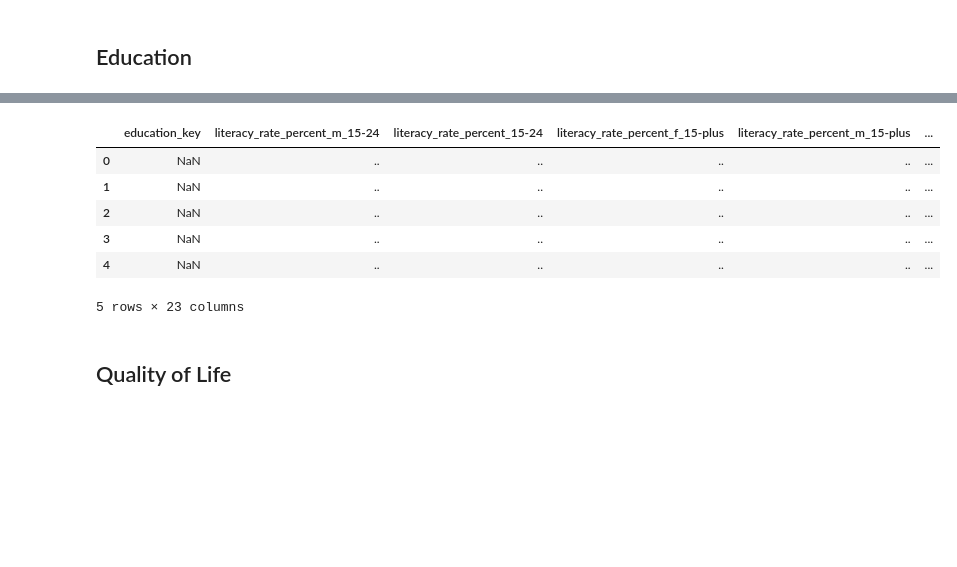
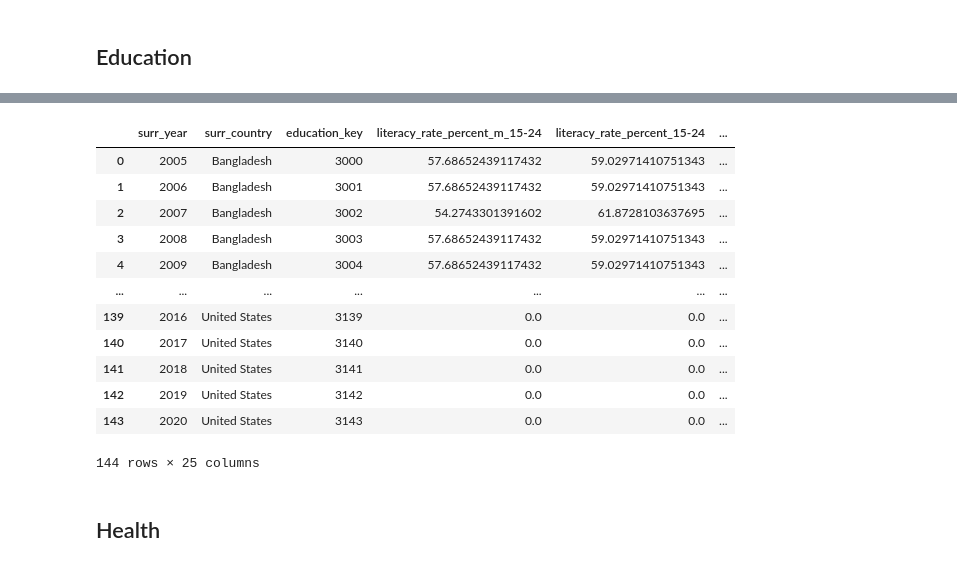
Before and after one commit to angusryoung/CSI4142-world-health-project, a Jupyter notebook: CSI4142.ipynb, the cells around one changed output, grey strips where cells are left out. Saved outputs shown, nothing was run; the diff lists cells and outputs as text; code cells hidden in the pictures; blank space fills up the shorter version.

```diff
--- a/CSI4142.ipynb
+++ b/CSI4142.ipynb
@@ -196,6 +177,5 @@ print(x)
 # %%
 
 education_df = pd.DataFrame(
-    columns = ["education_key", "literacy_rate_percent_m_15-24","literacy_rate_percent_15-24","literacy_rate_percent_f_15-plus","literacy_rate_percent_m_15-plus","literacy_percent_15-plus","primary_completion_rate_percent_f","primary_completion_rate_percent_m","primary_completion_rate_percent","primary_enroll_rate_percent_gross","pimary_enroll_rate_percent_gross_f","pimary_enroll_rate_percent_gross_m","primary_enroll_rate_percent_net","primary_enroll_rate_percent_net_f","primary_enroll_rate_percent_net_m","secondary_enroll_rate_percent_gross","secondary_enroll_rate_percent_gross_f","secondary_enroll_rate_percent_gross_m","secondary_enroll_rate_percent_net","secondary_enroll_rate_percent_net_f","secondary_enroll_rate_percent_net_m","tertiary_enroll_rate_percent_gross","spending_education_percent_gdp"]
+    columns = ["surr_year","surr_country","education_key", "literacy_rate_percent_m_15-24","literacy_rate_percent_15-24","literacy_rate_percent_f_15-plus","literacy_rate_percent_m_15-plus","literacy_percent_15-plus","primary_completion_rate_percent_f","primary_completion_rate_percent_m","primary_completion_rate_percent","primary_enroll_rate_percent_gross","pimary_enroll_rate_percent_gross_f","pimary_enroll_rate_percent_gross_m","primary_enroll_rate_percent_net","primary_enroll_rate_percent_net_f","primary_enroll_rate_percent_net_m","secondary_enroll_rate_percent_gross","secondary_enroll_rate_percent_gross_f","secondary_enroll_rate_percent_gross_m","secondary_enroll_rate_percent_net","secondary_enroll_rate_percent_net_f","secondary_enroll_rate_percent_net_m","tertiary_enroll_rate_percent_gross","spending_education_percent_gdp"]
 )
-hnp_data.head()
@@ -209,5 +182,5 @@ hnp_data.head()
 # %%
-x = get_country_rows(country_list, hnp_data)
+country_list = ["Bangladesh", "Canada", "Chad", "Guinea", "Indonesia", "Mexico", "Philippines", "Togo", "United States"]
 year_list = ["2005","2006","2007","2008","2009","2010","2011","2012","2013","2014","2015","2016","2017","2018","2019","2020"]
 
 ed_country_dim_data = {}
@@ -215,7 +188,7 @@ for country in country_list:
     ed_country_dim_data[country]={}
     for year in year_list:
         ed_country_dim_data[country][year] = {}
-counter = 1
+counter = 0
 
 year_idx = {}
 idx = 4
@@ -224,11 +197,27 @@ for year in year_list:
     idx=idx+1
 
 def populate_dim_data(dim_data,country,column,row):
+    empty_year = []
+    total = 0
     for key, value in year_idx.items():
-        dim_data[country][key][column] = row[value]
+        if row[value] == "..":
+            empty_year.append(key)
+        else:
+            dim_data[country][key][column] = row[value]
+            total = total + float(row[value])
+    for key, value in year_idx.items():
+        if key in empty_year:
+            if row[value] == "..":
+                dim_data[country][key][column] = str(total/16)
+
+for country in country_list:
+    for year in year_list:
+        ed_country_dim_data[country][year]["education_key"]= str(counter+3000)
+        ed_country_dim_data[country][year]["surr_country"]= country
+        ed_country_dim_data[country][year]["surr_year"]= year
+        counter=counter+1
 
 
-hnp_data.values.tolist()
 for row in hnp_data.values.tolist():
     if row[2] in country_list:
         if row[0] == "Literacy rate, adult female (% of females ages 15 and above)":
@@ -273,27 +262,26 @@ for row in hnp_data.values.tolist():
             populate_dim_data(ed_country_dim_data,row[2],"secondary_enroll_rate_percent_net_m",row)
         elif row[0] == "School enrollment, tertiary (% gross)":
             populate_dim_data(ed_country_dim_data,row[2],"tertiary_enroll_rate_percent_gross",row)
-        elif row[0] == "Government expenditure on education, total (% of GDP)":
+        elif row[0] == "Public spending on education, total (% of GDP)":
             populate_dim_data(ed_country_dim_data,row[2],"spending_education_percent_gdp",row)
 
-list_data = []
+
 for country in country_list:
     for year in year_list:
-        list_data.append([ed_country_dim_data[country][year]])
-#         education_df.append(pd.DataFrame(), ignore_index=True)
-
-
-for i in list_data:
-    education_df = education_df.append(pd.DataFrame(i), ignore_index=True)
+        education_df = education_df.append(pd.DataFrame([ed_country_dim_data[country][year]]), ignore_index=True)
 # %%
-education_df.head()
+education_df
 # %% [output]
-|  | education_key | literacy_rate_percent_m_15-24 | literacy_rate_percent_15-24 | literacy_rate_percent_f_15-plus | literacy_rate_percent_m_15-plus | ... |
-| 0 | NaN | .. | .. | .. | .. | ... |
-| 1 | NaN | .. | .. | .. | .. | ... |
-| 2 | NaN | .. | .. | .. | .. | ... |
-| 3 | NaN | .. | .. | .. | .. | ... |
-| 4 | NaN | .. | .. | .. | .. | ... |
+|  | surr_year | surr_country | education_key | literacy_rate_percent_m_15-24 | literacy_rate_percent_15-24 | ... |
+| 0 | 2005 | Bangladesh | 3000 | 57.68652439117432 | 59.02971410751343 | ... |
+| 1 | 2006 | Bangladesh | 3001 | 57.68652439117432 | 59.02971410751343 | ... |
+| 2 | 2007 | Bangladesh | 3002 | 54.2743301391602 | 61.8728103637695 | ... |
+| 3 | 2008 | Bangladesh | 3003 | 57.68652439117432 | 59.02971410751343 | ... |
+| 4 | 2009 | Bangladesh | 3004 | 57.68652439117432 | 59.02971410751343 | ... |
+| ... | ... | ... | ... | ... | ... | ... |
+| 139 | 2016 | United States | 3139 | 0.0 | 0.0 | ... |
+| 140 | 2017 | United States | 3140 | 0.0 | 0.0 | ... |
+| 141 | 2018 | United States | 3141 | 0.0 | 0.0 | ... |
+| 142 | 2019 | United States | 3142 | 0.0 | 0.0 | ... |
+| 143 | 2020 | United States | 3143 | 0.0 | 0.0 | ... |
-5 rows × 23 columns
+144 rows × 25 columns
-# %% [markdown]
-## Quality of Life
@@ -308,0 +288,2 @@ hnp_data = pd.read_csv("raw_data/education.csv")#change to proper csv
+# %% [markdown]
+## Health
```
Also changed, not shown: parts of 26 cells of this notebook, 10 other files.
